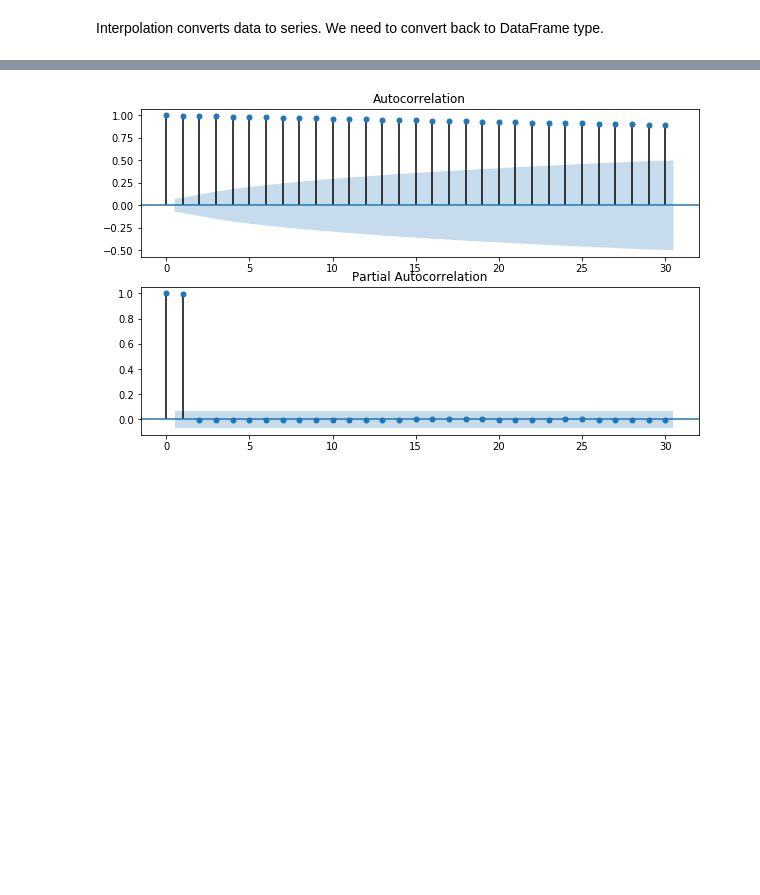
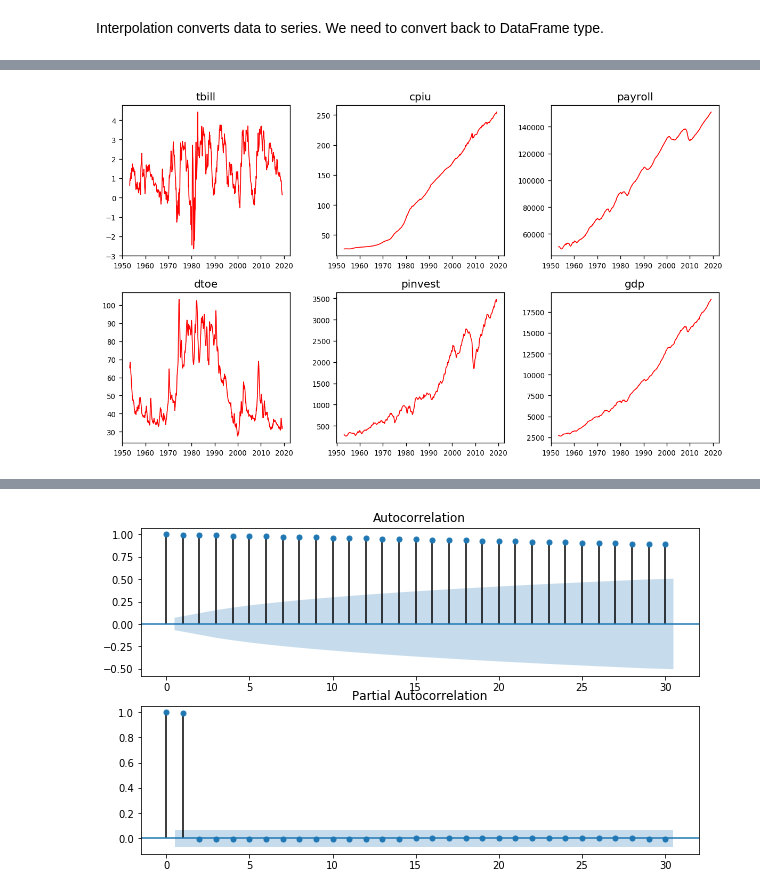
Before and after one commit to jiajunyuan/python-recession-forecaster, a Jupyter notebook: recession_predictor.ipynb, the cells around one changed output, grey strips where cells are left out. Cells and saved outputs as stored; diff of their text form; code cells hidden in the pictures; blank space fills up the shorter version.

Commit message:
Reworked data selection

```diff
--- a/recession_predictor.ipynb
+++ b/recession_predictor.ipynb
@@ -208,0 +175,4 @@ f_pinvest = f_pinvest['pinvest'].interpolate(method='spline', order=3)
+# %%
+dtoe = dtoe.set_index('date').resample('MS').asfreq()
+pinvest = pinvest.set_index('date').resample('MS').asfreq()
+gdp = gdp.set_index('date').resample('MS').asfreq()
@@ -209,6 +188,10 @@ f_pinvest = f_pinvest['pinvest'].interpolate(method='spline', order=3)
+# %%
+gdp = gdp['gdp'].interpolate(method='spline', order=3)
+dtoe = dtoe['dtoe'].interpolate(method='spline', order=3)
+pinvest = pinvest['pinvest'].interpolate(method='spline', order=3)
 # %% [markdown]
 Interpolation converts data to series. We need to convert back to DataFrame type.
 # %%
-f_gdp = f_gdp.to_frame().reset_index()
-f_dtoe = f_dtoe.to_frame().reset_index()
-f_pinvest = f_pinvest.to_frame().reset_index()
+gdp = gdp.to_frame().reset_index()
+dtoe = dtoe.to_frame().reset_index()
+pinvest = pinvest.to_frame().reset_index()
@@ -216,0 +202,6 @@ GDP is highly autocorrelated and non-stationary, which creates problems.
+# %%
+data = [tbill, cpiu, payroll, dtoe, pinvest, gdp]
+data = reduce(lambda left,right: pd.merge(left,right,on='date'), data)
+data = data.set_index('date')
+
+data.tail(2)
@@ -216,0 +236,10 @@ GDP is highly autocorrelated and non-stationary, which creates problems.
+# %%
+fig, axes = plt.subplots(nrows=2, ncols=3, dpi=120, figsize=(10,6))
+for col, ax in enumerate(axes.flatten()):
+    ax.plot(data[data.columns[col]], color='red', linewidth=1)
+    ax.set_title(data.columns[col])
+    ax.tick_params(labelsize=8)
+
+plt.tight_layout()
+# %% [output]
+[figure, added]
```
Also changed, not shown: parts of 92 cells of this notebook.
